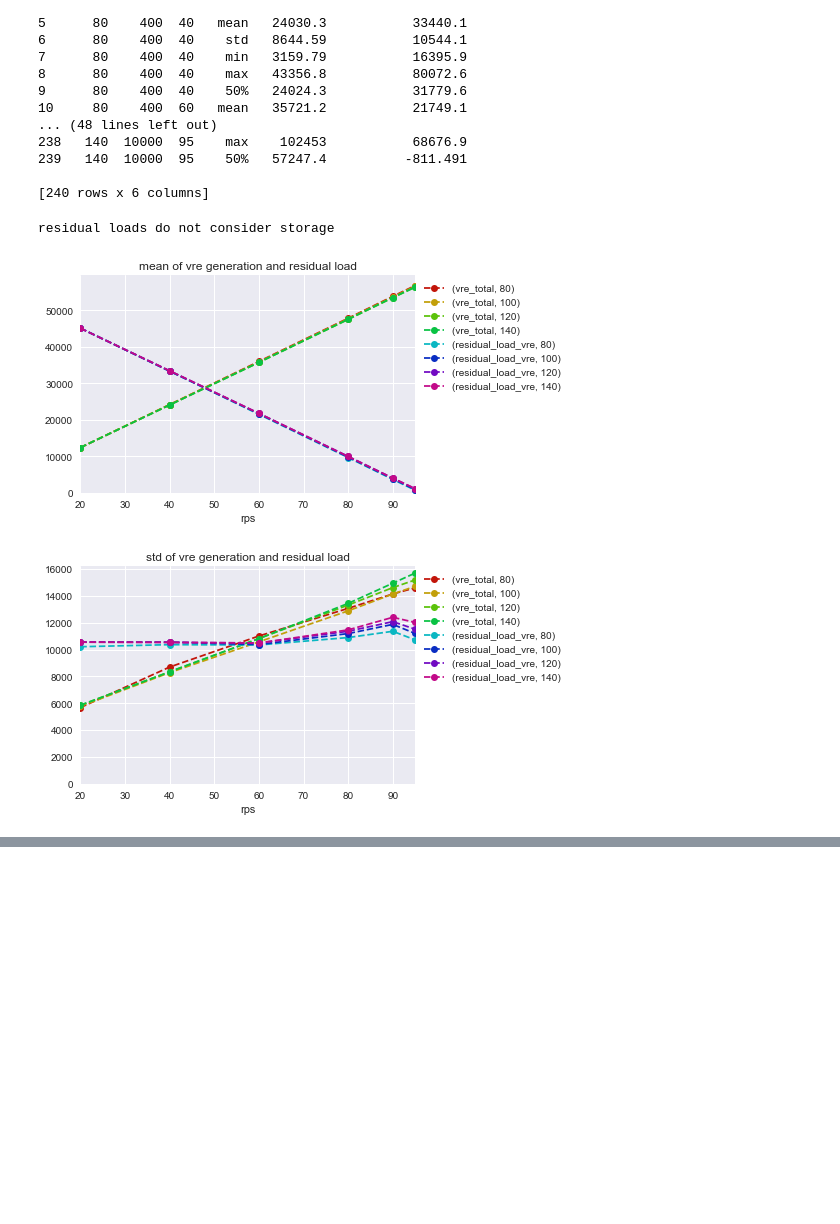
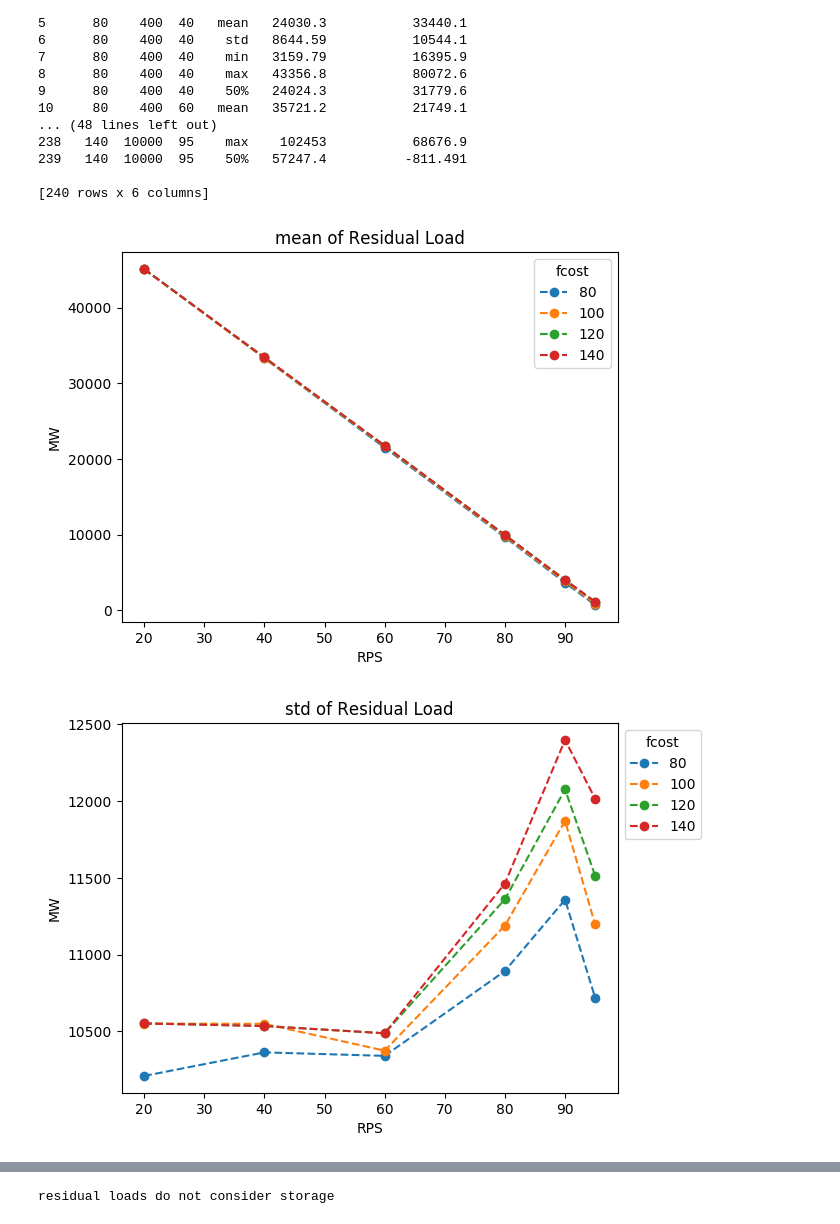
Before and after one commit to abmoore92/highRES, a Jupyter notebook: notebooks/statistics on generation profiles.ipynb, the cells around one changed output, grey strips where cells are left out. Cells and saved outputs as stored; diff of their text form; code cells hidden in the pictures; blank space fills up the shorter version.

```diff
--- a/notebooks/statistics on generation profiles.ipynb
+++ b/notebooks/statistics on generation profiles.ipynb
@@ -67,16 +67,21 @@ print(statisticalValues)
 
 [240 rows x 6 columns]
 # %%
+columnList='residual_load_vre'
 for m in metrics:
-    sns.set_palette(sns.hls_palette(8,l=0.4,s=0.9))
+    #sns.set_palette(sns.hls_palette(8,l=0.4,s=0.9))
+    sns.reset_defaults()
     plotdf = statisticalValues[(statisticalValues['metric']==m) & (statisticalValues['waves']==10000)].set_index('rps').pivot(columns='fcost')[columnList]
     if m == '50%':
         m='median'
-    plotdf.plot(title = '%s of vre generation and residual load'%m,linestyle='--',marker='o').legend(bbox_to_anchor=(1,1))
+    plotdf.plot(title = '%s of Residual Load'%m,linestyle='--',marker='o').legend(title = 'fcost',bbox_to_anchor=(1,1))
     plt.ylim(ymin=0)
+    plt.xlabel('RPS')
+    plt.ylabel('MW')
+    plt.autoscale()
+    plt.show()
 
 print('residual loads do not consider storage')
 # %% [output]
-residual loads do not consider storage
-[figure, old version]
+[figure, new version]
-[figure, old version]
+[figure, new version]
@@ -85,0 +96 @@ residual loads do not consider storage
+residual loads do not consider storage
```
Also changed, not shown: parts of 1 cell of this notebook, 4 other files.
